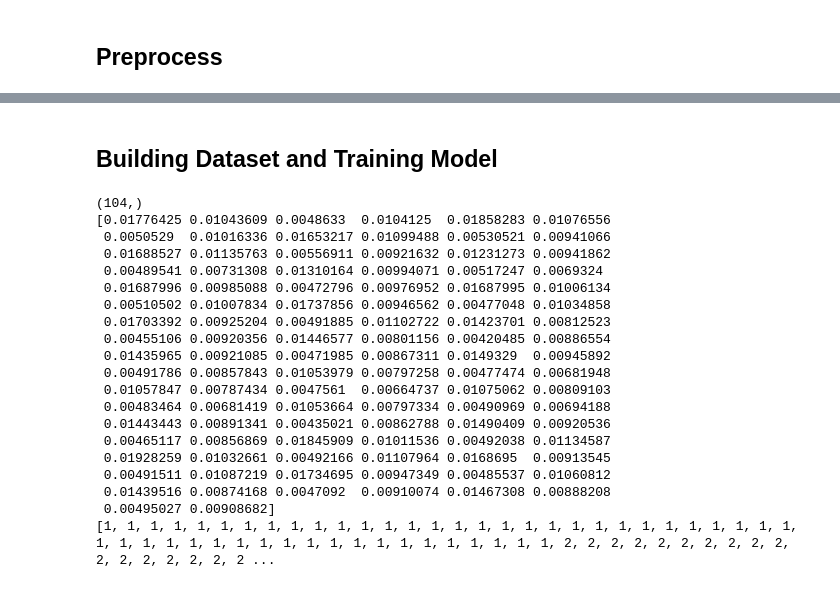
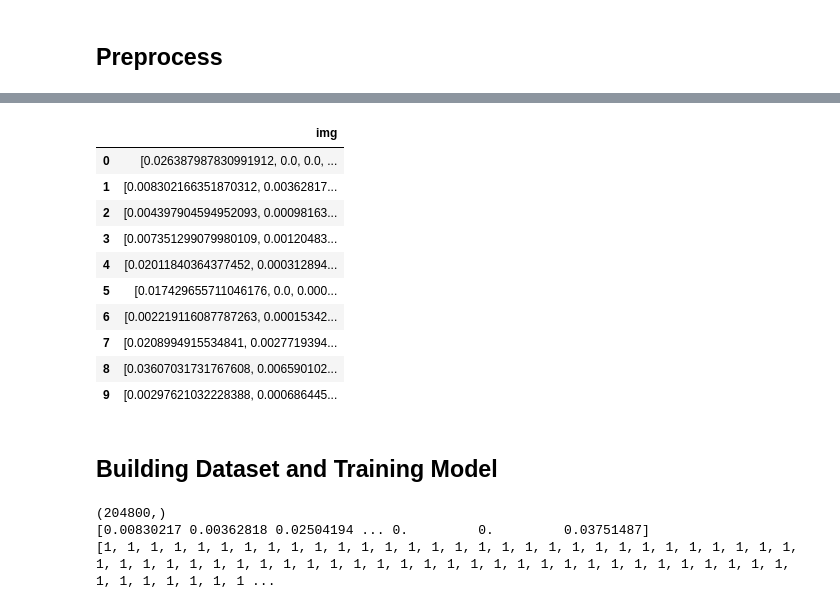
Before and after one commit to Cod-Am/Rice-Crop-Disease-Classifier, a Jupyter notebook: project.ipynb, the cells around one changed output, grey strips where cells are left out. Drawn from its saved outputs; the diff is of its cells as text; code cells hidden in the pictures.

```diff
--- a/project.ipynb
+++ b/project.ipynb
@@ -165,2 +205,16 @@ print(daisified_images[0])
+# %%
+pd.read_hdf('dataset/hogset_0.h5')
+# %% [output]
+|  | img |
+| 0 | [0.026387987830991912, 0.0, 0.0, ... |
+| 1 | [0.008302166351870312, 0.00362817... |
+| 2 | [0.004397904594952093, 0.00098163... |
+| 3 | [0.007351299079980109, 0.00120483... |
+| 4 | [0.02011840364377452, 0.000312894... |
+| 5 | [0.017429655711046176, 0.0, 0.000... |
+| 6 | [0.002219116087787263, 0.00015342... |
+| 7 | [0.0208994915534841, 0.0027719394... |
+| 8 | [0.03607031731767608, 0.006590102... |
+| 9 | [0.00297621032228388, 0.000686445... |
 # %% [markdown]
 ## Building Dataset and Training Model
@@ -180,27 +243,11 @@ for i in range(0,200):
 # %%
+y=y_bb+y_bd+y_fs+y_bs+y_t
 print(x[0].shape)
 print(x[1])
 print(y)
 # %% [output]
-(104,)
-[0.01776425 0.01043609 0.0048633  0.0104125  0.01858283 0.01076556
- 0.0050529  0.01016336 0.01653217 0.01099488 0.00530521 0.00941066
- 0.01688527 0.01135763 0.00556911 0.00921632 0.01231273 0.00941862
- 0.00489541 0.00731308 0.01310164 0.00994071 0.00517247 0.0069324
- 0.01687996 0.00985088 0.00472796 0.00976952 0.01687995 0.01006134
- 0.00510502 0.01007834 0.01737856 0.00946562 0.00477048 0.01034858
- 0.01703392 0.00925204 0.00491885 0.01102722 0.01423701 0.00812523
- 0.00455106 0.00920356 0.01446577 0.00801156 0.00420485 0.00886554
- 0.01435965 0.00921085 0.00471985 0.00867311 0.0149329  0.00945892
- 0.00491786 0.00857843 0.01053979 0.00797258 0.00477474 0.00681948
- 0.01057847 0.00787434 0.0047561  0.00664737 0.01075062 0.00809103
- 0.00483464 0.00681419 0.01053664 0.00797334 0.00490969 0.00694188
- 0.01443443 0.00891341 0.00435021 0.00862788 0.01490409 0.00920536
- 0.00465117 0.00856869 0.01845909 0.01011536 0.00492038 0.01134587
- 0.01928259 0.01032661 0.00492166 0.01107964 0.0168695  0.00913545
- 0.00491511 0.01087219 0.01734695 0.00947349 0.00485537 0.01060812
- 0.01439516 0.00874168 0.0047092  0.00910074 0.01467308 0.00888208
- 0.00495027 0.00908682]
-[1, 1, 1, 1, 1, 1, 1, 1, 1, 1, 1, 1, 1, 1, 1, 1, 1, 1, 1, 1, 1, 1, 1, 1, 1, 1, 1, 1, 1, 1, 1, 1, 1, 1, 1, 1, 1, 1, 1, 1, 1, 1, 1, 1, 1, 1, 1, 1, 1, 1, 2, 2, 2, 2, 2, 2, 2, 2, 2, 2, 2, 2, 2, 2, 2, 2, 2 ...
+(204800,)
+[0.00830217 0.00362818 0.02504194 ... 0.         0.         0.03751487]
+[1, 1, 1, 1, 1, 1, 1, 1, 1, 1, 1, 1, 1, 1, 1, 1, 1, 1, 1, 1, 1, 1, 1, 1, 1, 1, 1, 1, 1, 1, 1, 1, 1, 1, 1, 1, 1, 1, 1, 1, 1, 1, 1, 1, 1, 1, 1, 1, 1, 1, 1, 1, 1, 1, 1, 1, 1, 1, 1, 1, 1, 1, 1, 1, 1, 1, 1 ...
 # %%
 xtrain, xtest, ytrain, ytest = train_test_split(x, y, test_size=0.2, random_state=42)
```
Also changed, not shown: parts of 23 cells of this notebook, 1 other file.
